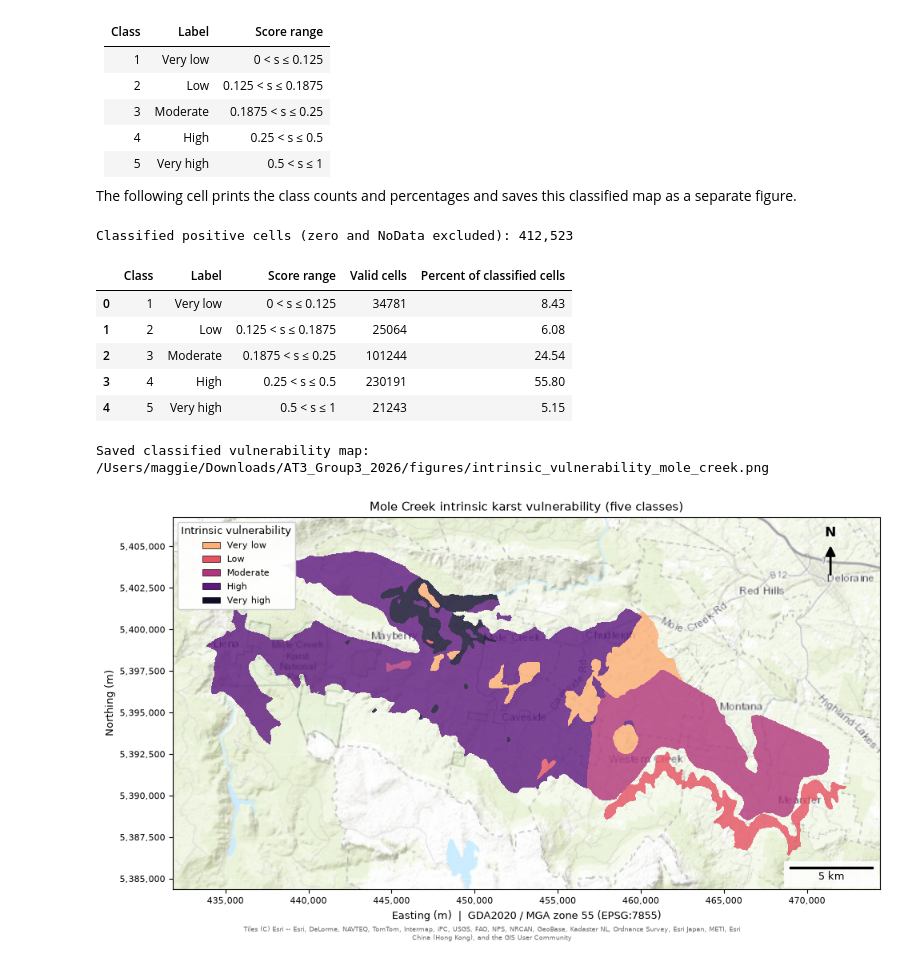
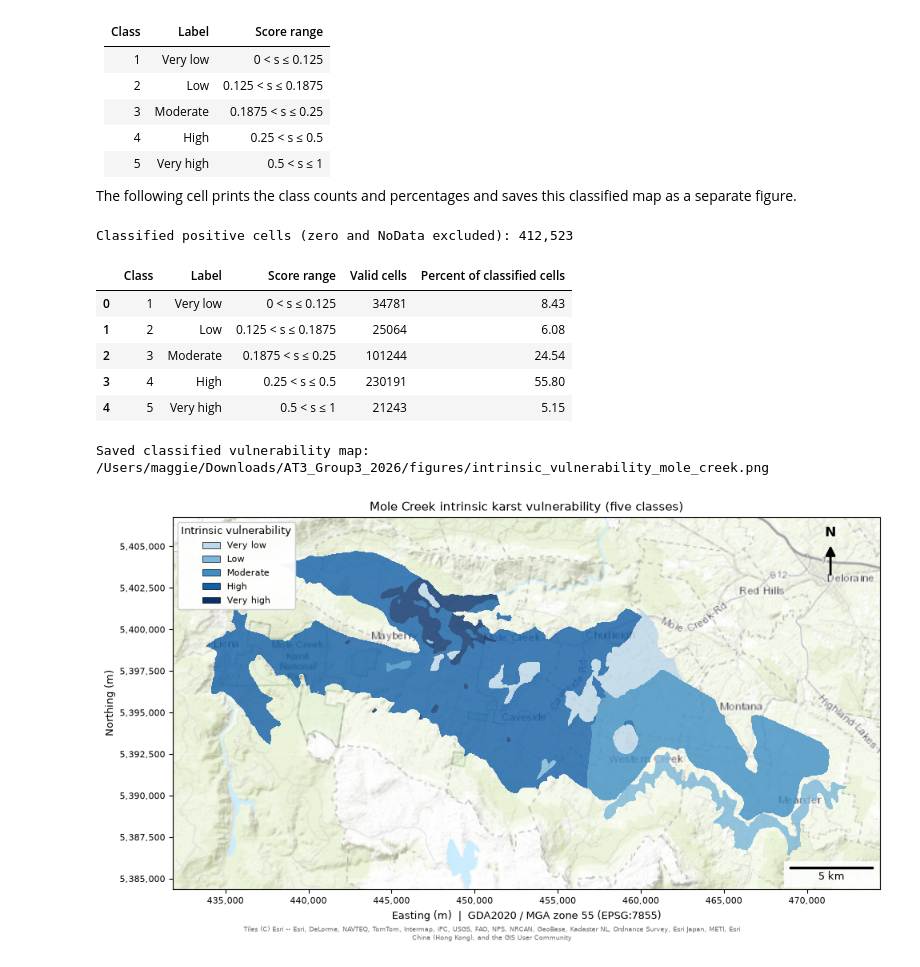
Before and after one commit to University-of-Tasmania-GPSS/AT3_Group3_2026, a Jupyter notebook: notebooks/04_v2_intrinsic_vulnerability.ipynb, the cells around one changed output. Drawn from its saved outputs; the diff is of its cells as text; code cells hidden in the pictures.

Commit message:
Drop polygons with no routed score, remove CFEV conservation value, add intrinsic maps (25 m and 100 m, blue), ranked gradient on the interactive map

```diff
--- a/notebooks/04_v2_intrinsic_vulnerability.ipynb
+++ b/notebooks/04_v2_intrinsic_vulnerability.ipynb
@@ -190,7 +190,7 @@ The following cell prints the class counts and percentages and saves this classi
 # Classify the saved continuous score at the exact breaks, then map it with the Stage 4.2 style.
 import pandas as pd
 from IPython.display import display
-from mapping import score_colours
+from mapping import score_colours, intrinsic_colours
 
 score_path = outpath / "intrinsic_vulnerability_v2_raw_mc_EPSG7855.tif"
 with rasterio.open(score_path) as score_src:
@@ -214,10 +214,8 @@ class_conditions = [
     (score_values > 0.5) & (score_values <= 1.0),
 ]
 class_labels = ["Very low", "Low", "Moderate", "High", "Very high"]
-# Use Stage 4.2's magma_r palette, sampling its positive-score colours so class 1 stays opaque.
-stage42_colours = score_colours(len(LABELS), zero_transparent=False)
-colour_indices = np.rint(np.linspace(1, len(LABELS) - 1, len(class_labels))).astype(int)
-class_colours = stage42_colours[colour_indices]
+# Intrinsic vulnerability has its own colour ramp (yellow-green to dark blue), so it is not confused with the magma risk maps.
+class_colours = intrinsic_colours(len(class_labels))
 class_ranges = [
     "0 < s ≤ 0.125",
     "0.125 < s ≤ 0.1875",
@@ -249,31 +247,31 @@ break_table = pd.DataFrame({
 print(f"Classified positive cells (zero and NoData excluded): {classified_count:,}")
 display(break_table)
 
 # Match the Stage 4.2 bounds, figure dimensions, map placement, and plotting helpers.
 bounds = data_bounds(positive, profile["transform"])
 fig, ax = plt.subplots(figsize=(10, 5.6))
 add_basemap(ax, bounds, zoom=11)
 plot_scores(ax, class_raster, profile["transform"], len(class_labels), colours=class_colours)
 scores_legend(ax, class_labels, title="Intrinsic vulnerability", skip=(), colours=class_colours)
 ax.set_title("Mole Creek intrinsic karst vulnerability (five classes)", fontsize=11)
 finish_map(ax)
 add_attribution(ax)
 plt.tight_layout(rect=(0, 0.04, 1, 1))
 
 project_root = Path.cwd().parent if Path.cwd().name.lower() == "notebooks" else Path.cwd()
 map_output_dir = project_root / "figures"
 map_output_dir.mkdir(parents=True, exist_ok=True)
 map_path = map_output_dir / "intrinsic_vulnerability_mole_creek.png"
 fig.savefig(map_path, dpi=180, facecolor="white")
 print(f"Saved classified vulnerability map: {map_path}")
 plt.show()
 # %% [output]
 Classified positive cells (zero and NoData excluded): 412,523
 |  | Class | Label | Score range | Valid cells | Percent of classified cells |
 | 0 | 1 | Very low | 0 < s ≤ 0.125 | 34781 | 8.43 |
 | 1 | 2 | Low | 0.125 < s ≤ 0.1875 | 25064 | 6.08 |
 | 2 | 3 | Moderate | 0.1875 < s ≤ 0.25 | 101244 | 24.54 |
 | 3 | 4 | High | 0.25 < s ≤ 0.5 | 230191 | 55.80 |
 | 4 | 5 | Very high | 0.5 < s ≤ 1 | 21243 | 5.15 |
 Saved classified vulnerability map: /Users/maggie/Downloads/AT3_Group3_2026/figures/intrinsic_vulnerability_mole_creek.png
-[figure, old version]
+[figure, new version]
```
Also changed, not shown: 13 other files.
